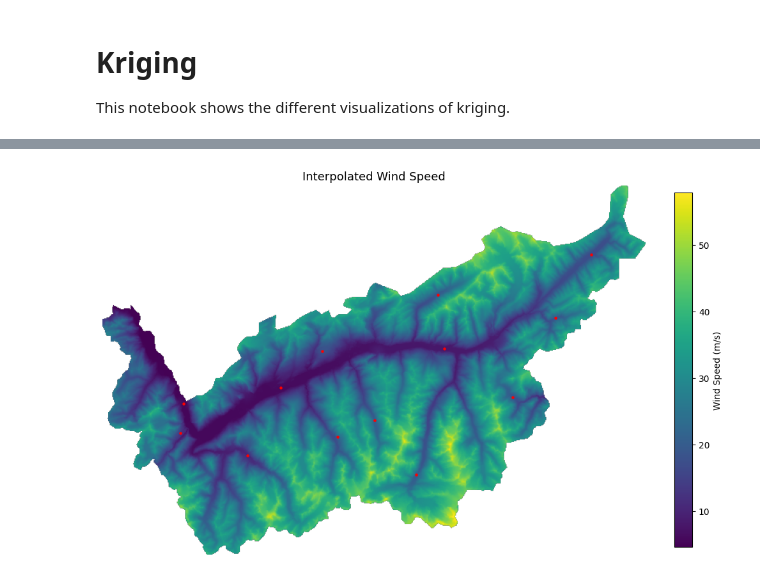
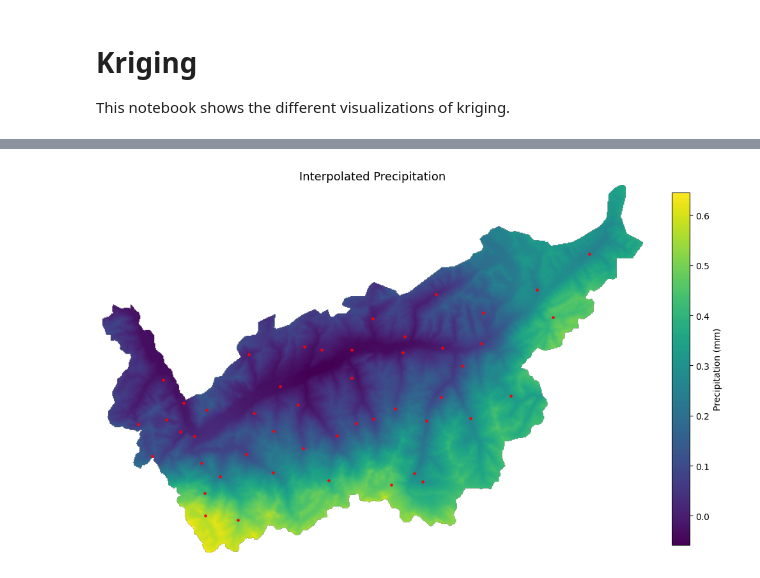
Before and after one commit to Elwin-Freudiger/MeteoThesis, a Jupyter notebook: src/kriging_maps.ipynb, the cells around one changed output, grey strips where cells are left out. Drawn from its saved outputs; the diff is of its cells as text; code cells hidden in the pictures.

```diff
--- a/src/kriging_maps.ipynb
+++ b/src/kriging_maps.ipynb
@@ -14,7 +14,7 @@ import matplotlib.pyplot as plt
 df_raw = pd.read_csv("../data/filtered/merged_valais.csv")
 # %%
 df_raw = df_raw[df_raw['time']==202105101340].copy()
-df_raw = df_raw.dropna(subset=['east', 'north', 'altitude', 'East', 'North'])
+df_raw = df_raw.dropna(subset=['east', 'north', 'altitude'])
 df = df_raw.copy()
 df['east'] = df_raw['east']+2000000
 df['north'] = df_raw['north']+1000000
@@ -48,7 +68,7 @@ with rasterio.open("../data/raw/WINDATLAS_SCHWEIZ_HEIGHT_LEVEL_50_CH_2018.tif")
     drift_transform = drift_src.transform
     drift_crs = drift_src.crs
 # %%
-known_points = df[['east', 'north', 'altitude', 'wind_speed']].values
+known_points = df[['east', 'north', 'altitude']].values
 mask_valid = ~np.isnan(unknown_points[:, 2])
 unknown_points_valid = unknown_points[mask_valid]
 # %%
@@ -86,25 +106,25 @@ interpolated_raster = full_grid  # shape = (height, width)
 # %%
 fig, ax = plt.subplots(figsize=(10, 10))
 
 # Store the image object returned by imshow
 img = ax.imshow(
     interpolated_raster,
     cmap='viridis',
     extent=[bounds.left, bounds.right, bounds.bottom, bounds.top],
     origin='upper'
 )
 
 ax.set_axis_off()
 
 # Pass image to colorbar
-plt.colorbar(img, ax=ax, label="Wind Speed (m/s)", fraction=0.03)
+plt.colorbar(img, ax=ax, label="Precipitation (mm)", fraction=0.03)
 
 #add stations
 plt.scatter(df['east'], df['north'], c='red', s=5, label='Stations')
 
-plt.title("Interpolated Wind Speed", fontsize=13)
+plt.title("Interpolated Precipitation", fontsize=13)
 plt.tight_layout()
-plt.savefig('../report/figures/wind_krig.pdf')
+plt.savefig('../report/figures/precip_krig.pdf')
 plt.show()
 # %% [output]
-[figure, old version]
+[figure, new version]
```
Also changed, not shown: parts of 3 cells of this notebook, 14 other files.
